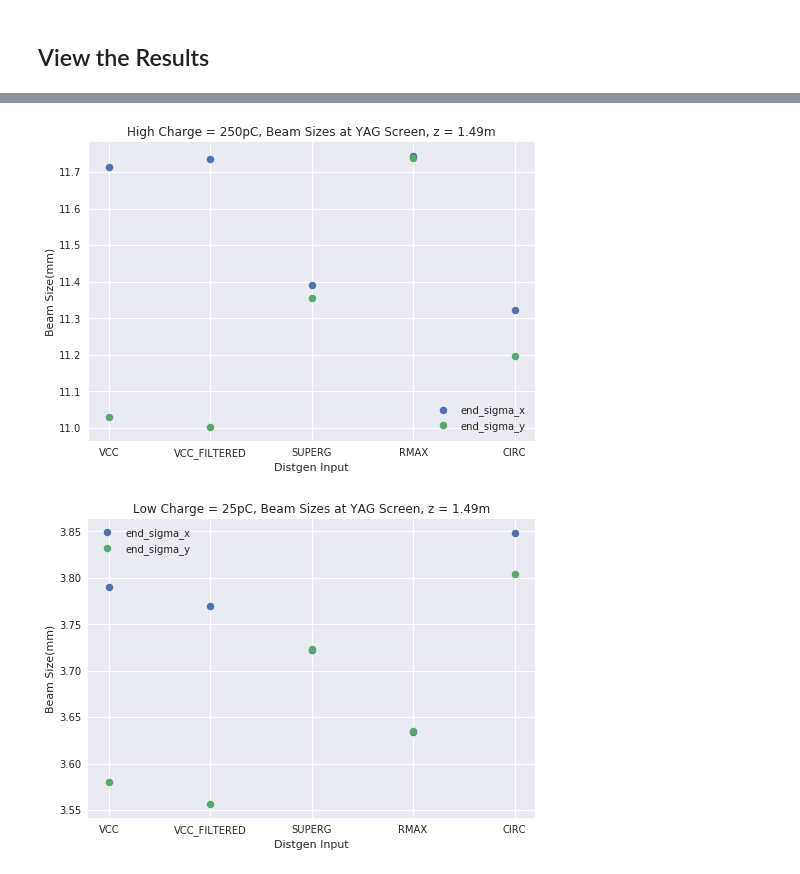
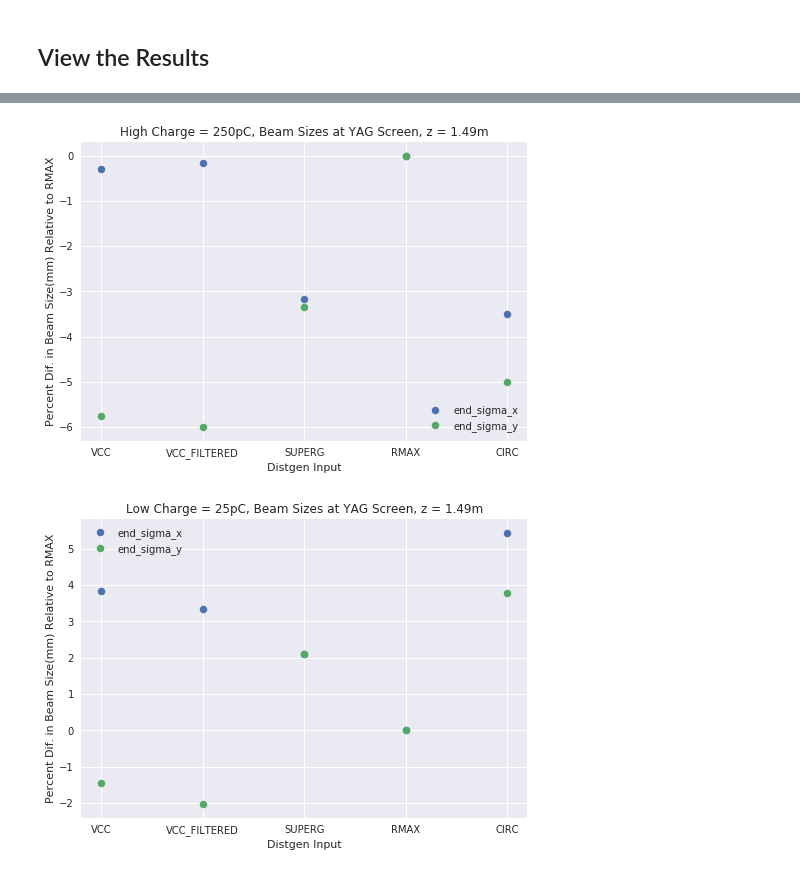
Before and after one commit to slaclab/lcls-sc-inj-surrogate, a Jupyter notebook: paper/AstraParticleInputShapeCompare.ipynb, the cells around one changed output, grey strips where cells are left out. Saved outputs shown, nothing was run; the diff lists cells and outputs as text; code cells hidden in the pictures.

```diff
--- a/paper/AstraParticleInputShapeCompare.ipynb
+++ b/paper/AstraParticleInputShapeCompare.ipynb
@@ -21,7 +26,7 @@ DIST_INPUTS = [VCC_IN, VCC_FILTERED_IN, SUPERG_IN, RMAX_IN, CIRC]
 # %%
-def returnImportantStuff(input_file, bins = 100):
+def returnImportantStuff(input_file, bins = 100, nparticles = 1000):
     gen = Generator(input_file)
-    gen.input['n_particle'] = 100000
+    gen.input['n_particle'] = nparticles
     gen.run()
     particles = gen.particles
     px = particles['x']
@@ -35,8 +40,12 @@ def returnImportantStuff(input_file, bins = 100):
 # %% [markdown]
 ## View the Distgen Inputs
 # %%
+i = 0
 for inp in DIST_INPUTS:
+    name = NAMES[i]
     mpl.rcParams['figure.figsize'] = (8,8)
-    particles, hx, hy, H= returnImportantStuff(inp, bins = 100)
+    particles, hx, hy, H= returnImportantStuff(inp, bins = 100, nparticles = 1000000)
     marginal_plot(particles, 'x', 'y', bins = 100)
+    plt.savefig("figures/"+name+"_1mil.png")
     plt.show()
+    i = i+1
@@ -82,18 +252,24 @@ Done
 # %%
 emits = ["end_core_emit_95percent_x", "end_core_emit_95percent_y"]
 
+for charge in charges:
+    d = {}
+    for e in emits:
+        d[e] = sol2_outputs[charge]["RMAX"][e]
+    norm[charge] = d
 
 for charge in charges:
     for e in emits:
         em = []
         for name in NAMES:
-            em.append(outputs[charge][name][e])
+            em.append(sol2_outputs[charge][name][e]/norm[charge][e])
         mpl.style.use('seaborn')
         plt.title(e)
-        plt.plot(NAMES, np.array(em)*1E6, '.', label = e, markersize = 15)
+        plt.plot(NAMES, 100*np.array(em)-100, '.', label = e, markersize = 15)
         plt.legend()
     plt.xlabel("Distgen Input")
-    plt.ylabel("Emittance(mm-mrad)")
+    plt.ylabel("Percent Dif. in Emittance(mm-mrad) Relative to RMAX")
     plt.title(charge + ", Emittance at YAG Screen, z = 1.49m")
+    plt.savefig("figures/" + charge.split(" ")[0] + "_charge_sol2_emit.png")
     plt.show()
 # %% [output]
@@ -102,19 +278,28 @@ for charge in charges:
 # %%
 sizes = ['end_sigma_x', 'end_sigma_y']
+
+norm = {}
+
+for charge in charges:
+    d = {}
+    for e in sizes:
+        d[e] = sol2_outputs[charge]["RMAX"][e]
+    norm[charge] = d
 
 for charge in charges:
     for e in sizes:
         em = []
         for name in NAMES:
-            em.append(outputs[charge][name][e])
+            em.append(sol2_outputs[charge][name][e]/norm[charge][e])
         mpl.style.use('seaborn')
         plt.title(e)
-        plt.plot(NAMES, np.array(em)*1E3, '.', label = e, markersize = 15)
+        plt.plot(NAMES, 100*np.array(em)-100, '.', label = e, markersize = 15)
         plt.legend()
     plt.xlabel("Distgen Input")
-    plt.ylabel("Beam Size(mm)")
+    plt.ylabel("Percent Dif. in Beam Size(mm) Relative to RMAX")
     plt.title(charge + ", Beam Sizes at YAG Screen, z = 1.49m")
+    plt.savefig("figures/" + charge.split(" ")[0] + "_charge_sol2_beamsize.png")
     plt.show()
 # %% [output]
-[figure, old version]
+[figure, new version]
-[figure, old version]
+[figure, new version]
```
Also changed, not shown: parts of 13 cells of this notebook, 22 other files.
